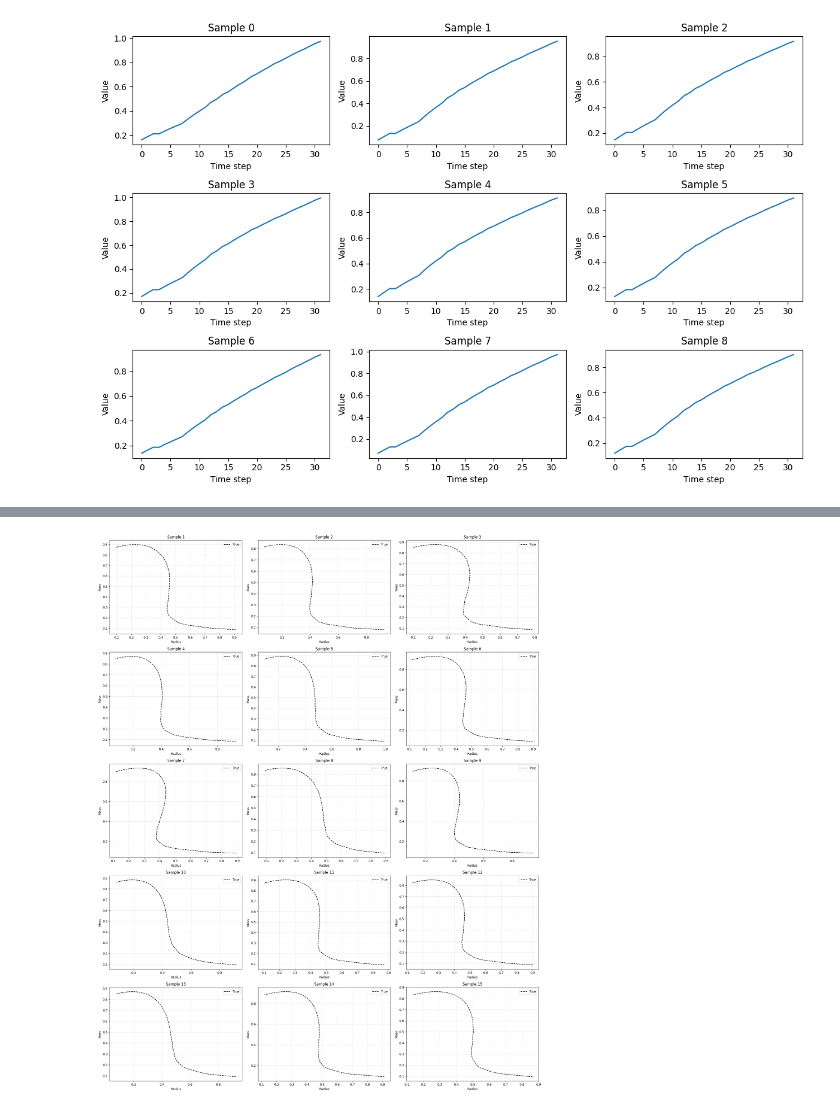
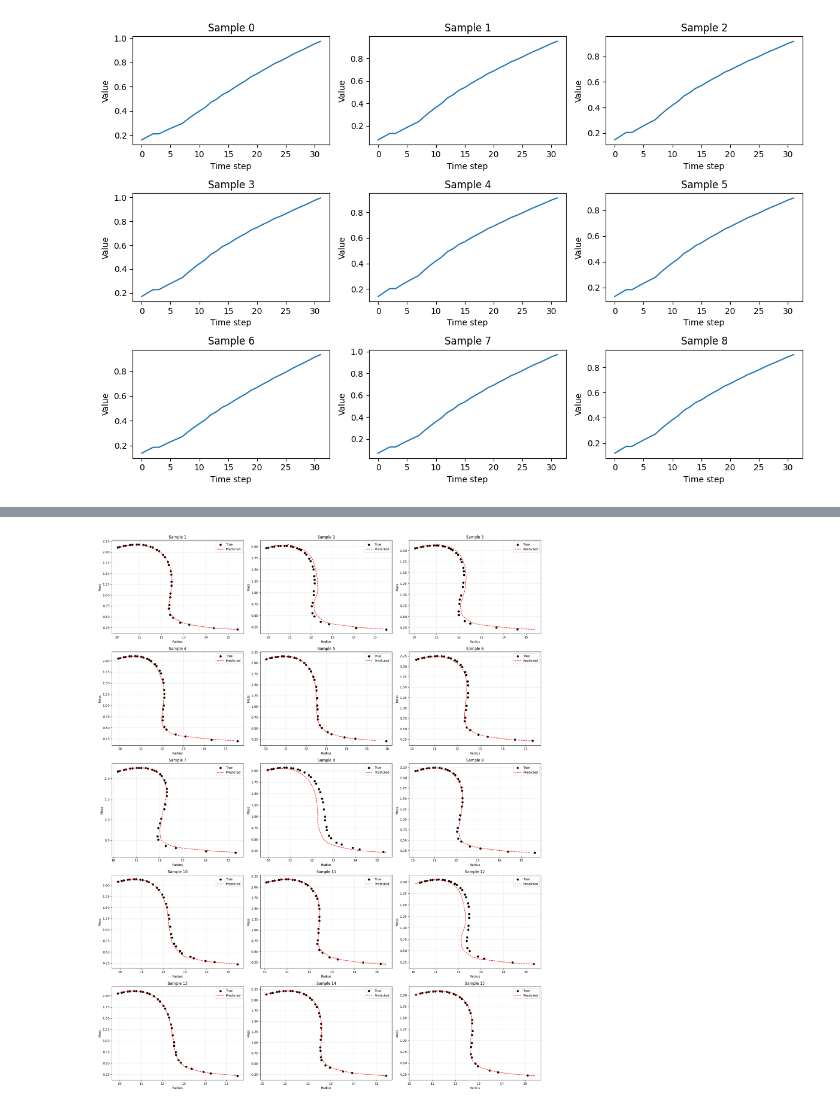
Before and after one commit to lesanson/NN-Reconstruction, a Jupyter notebook: TOV_Solver.ipynb, the cells around one changed output, grey strips where cells are left out. Drawn from its saved outputs; the diff is of its cells as text; code cells hidden in the pictures.

```diff
--- a/TOV_Solver.ipynb
+++ b/TOV_Solver.ipynb
@@ -107,7 +106,7 @@ for sample_idx in range(5):
 
     # Predicted M-R relation (red dashed line)
     ax.plot(radius_pred_unscaled[sample_idx], mass_pred_unscaled[sample_idx],
-            "--", color='red', label='Predicted')
+            "--", color='black', label='Predicted')
 
     ax.set_title(f'Sample {sample_idx + 1}')
     ax.set_xlabel('Radius')
@@ -133,39 +136,42 @@ metrics
 # %%
-m_max = 2.3
-r_max = 16
+observed_mr = pd.read_csv("data/sample_mr.csv")
+M_MAX = observed_mr.query("ID != 19248")["M"].max()
+R_MAX = 16.0
+R_MIN = observed_mr.query("ID != 19248")["R"].min()
+
 y_test = np.load("data/y_test.npy")
-mass_pred_unscaled = preds[:, :, 0]
-radius_pred_unscaled = preds[:, :, 1]
+mass_pred_unscaled = preds[:, :, 0] * M_MAX
+radius_pred_unscaled = preds[:, :, 1] * (R_MAX - R_MIN) + R_MIN
 # Inverse-transform true values
-mass_true_unscaled = y_test[:, :, 0]
-radius_true_unscaled = y_test[:, :, 1]
+mass_true_unscaled = y_test[:, :, 0] * M_MAX
+radius_true_unscaled = y_test[:, :, 1] * (R_MAX - R_MIN) + R_MIN
 
 # Plot results
 fig, axes = plt.subplots(5, 3, figsize=(20, 25))
 axes = axes.flatten()
 
 for sample_idx in range(15):
     ax = axes[sample_idx]
 
     # True M-R relation (black)
-    ax.plot(radius_true_unscaled[sample_idx], mass_true_unscaled[sample_idx], "--",
+    ax.scatter(radius_true_unscaled[sample_idx], mass_true_unscaled[sample_idx],
                color='black', label='True')
 
     # Predicted M-R relation (red dashed line)
     ax.plot(radius_pred_unscaled[sample_idx], mass_pred_unscaled[sample_idx],
             "--", color='red', label='Predicted')
 
     ax.set_title(f'Sample {sample_idx + 1}')
     ax.set_xlabel('Radius')
     ax.set_ylabel('Mass')
     ax.legend()
     ax.grid(True, alpha=0.3)
 
 # Hide unused subplots
 for i in range(15, len(axes)):
     axes[i].set_visible(False)
 
 plt.tight_layout()
 plt.show()
 # %% [output]
-[figure, old version]
+[figure, new version]
```
Also changed, not shown: parts of 13 cells of this notebook, 6 other files.
